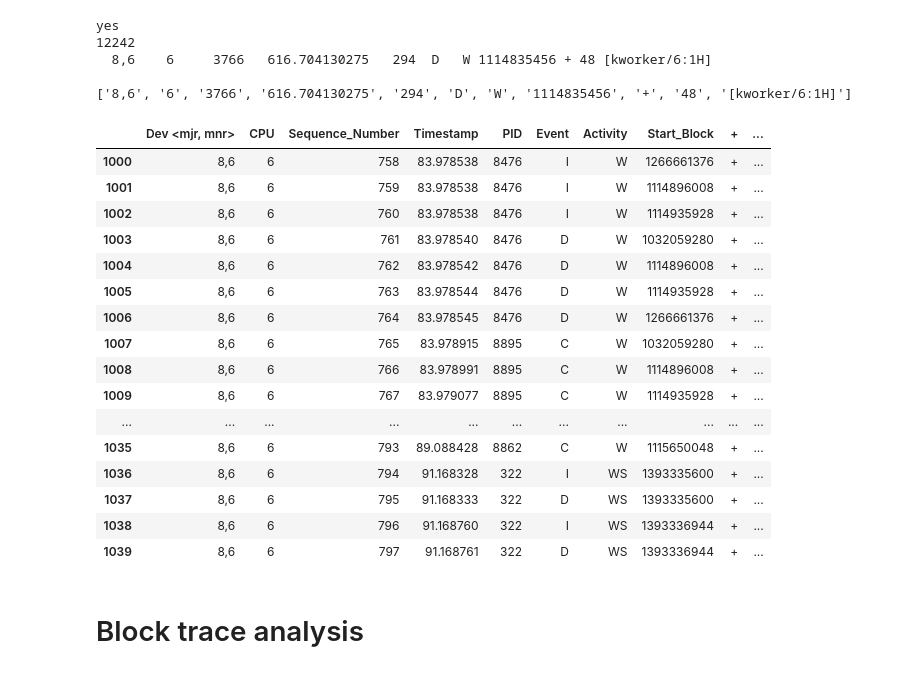
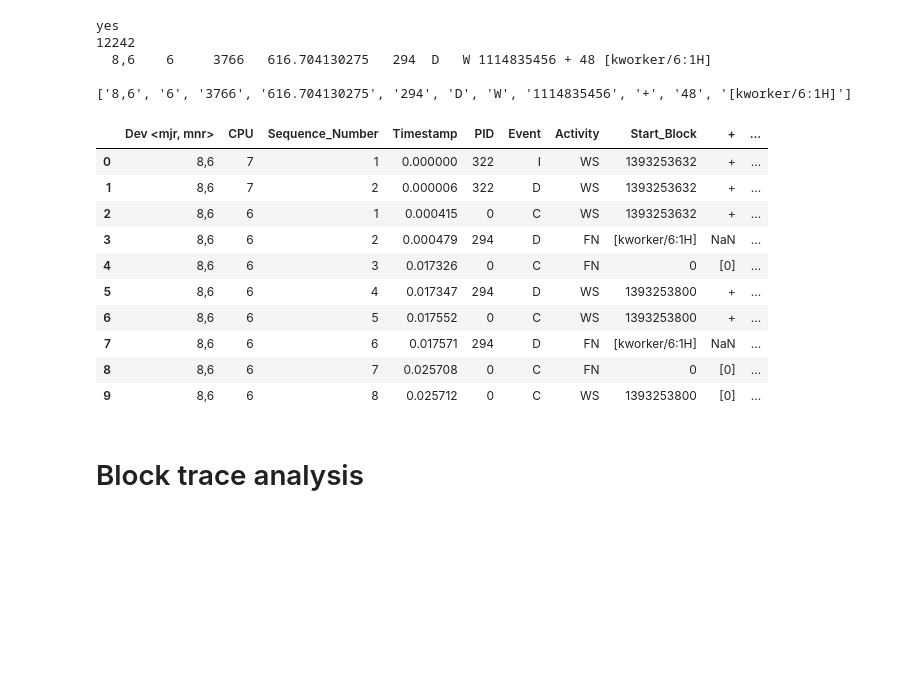
Before and after one commit to PrathUpadhyay/Systems, a Jupyter notebook: IO_Traces/Traces_Filebench/filebench_webproxy_15mins.ipynb, the cells around one changed output. Drawn from its saved outputs; the diff is of its cells as text; code cells hidden in the pictures; blank space fills up the shorter version.

```diff
--- a/IO_Traces/Traces_Filebench/filebench_webproxy_15mins.ipynb
+++ b/IO_Traces/Traces_Filebench/filebench_webproxy_15mins.ipynb
@@ -130,30 +336,24 @@ with open(trace_file_csv, 'w') as out_file:
 # %%
 import pandas as pd
 
 
 # data = pd.read_csv('extracted.csv')
 
 data = pd.read_csv(trace_file_csv, names=['Dev <mjr, mnr>', 'CPU', 'Sequence_Number', 'Timestamp', 'PID', 'Event', 'Activity', 'Start_Block', '+', 'Number_of_Blocks', 'Process'])
-data[1000:1040]
+data[:10]
 # data.shape
 # %% [output]
 |  | Dev <mjr, mnr> | CPU | Sequence_Number | Timestamp | PID | Event | Activity | Start_Block | + | ... |
-| 1000 | 8,6 | 6 | 758 | 83.978538 | 8476 | I | W | 1266661376 | + | ... |
-| 1001 | 8,6 | 6 | 759 | 83.978538 | 8476 | I | W | 1114896008 | + | ... |
-| 1002 | 8,6 | 6 | 760 | 83.978538 | 8476 | I | W | 1114935928 | + | ... |
-| 1003 | 8,6 | 6 | 761 | 83.978540 | 8476 | D | W | 1032059280 | + | ... |
-| 1004 | 8,6 | 6 | 762 | 83.978542 | 8476 | D | W | 1114896008 | + | ... |
-| 1005 | 8,6 | 6 | 763 | 83.978544 | 8476 | D | W | 1114935928 | + | ... |
-| 1006 | 8,6 | 6 | 764 | 83.978545 | 8476 | D | W | 1266661376 | + | ... |
-| 1007 | 8,6 | 6 | 765 | 83.978915 | 8895 | C | W | 1032059280 | + | ... |
-| 1008 | 8,6 | 6 | 766 | 83.978991 | 8895 | C | W | 1114896008 | + | ... |
-| 1009 | 8,6 | 6 | 767 | 83.979077 | 8895 | C | W | 1114935928 | + | ... |
-| ... | ... | ... | ... | ... | ... | ... | ... | ... | ... | ... |
-| 1035 | 8,6 | 6 | 793 | 89.088428 | 8862 | C | W | 1115650048 | + | ... |
-| 1036 | 8,6 | 6 | 794 | 91.168328 | 322 | I | WS | 1393335600 | + | ... |
-| 1037 | 8,6 | 6 | 795 | 91.168333 | 322 | D | WS | 1393335600 | + | ... |
-| 1038 | 8,6 | 6 | 796 | 91.168760 | 322 | I | WS | 1393336944 | + | ... |
-| 1039 | 8,6 | 6 | 797 | 91.168761 | 322 | D | WS | 1393336944 | + | ... |
+| 0 | 8,6 | 7 | 1 | 0.000000 | 322 | I | WS | 1393253632 | + | ... |
+| 1 | 8,6 | 7 | 2 | 0.000006 | 322 | D | WS | 1393253632 | + | ... |
+| 2 | 8,6 | 6 | 1 | 0.000415 | 0 | C | WS | 1393253632 | + | ... |
+| 3 | 8,6 | 6 | 2 | 0.000479 | 294 | D | FN | [kworker/6:1H] | NaN | ... |
+| 4 | 8,6 | 6 | 3 | 0.017326 | 0 | C | FN | 0 | [0] | ... |
+| 5 | 8,6 | 6 | 4 | 0.017347 | 294 | D | WS | 1393253800 | + | ... |
+| 6 | 8,6 | 6 | 5 | 0.017552 | 0 | C | WS | 1393253800 | + | ... |
+| 7 | 8,6 | 6 | 6 | 0.017571 | 294 | D | FN | [kworker/6:1H] | NaN | ... |
+| 8 | 8,6 | 6 | 7 | 0.025708 | 0 | C | FN | 0 | [0] | ... |
+| 9 | 8,6 | 6 | 8 | 0.025712 | 0 | C | WS | 1393253800 | [0] | ... |
 # %% [markdown]
 # Block trace analysis
 # %%
```
Also changed, not shown: parts of 10 cells of this notebook.
